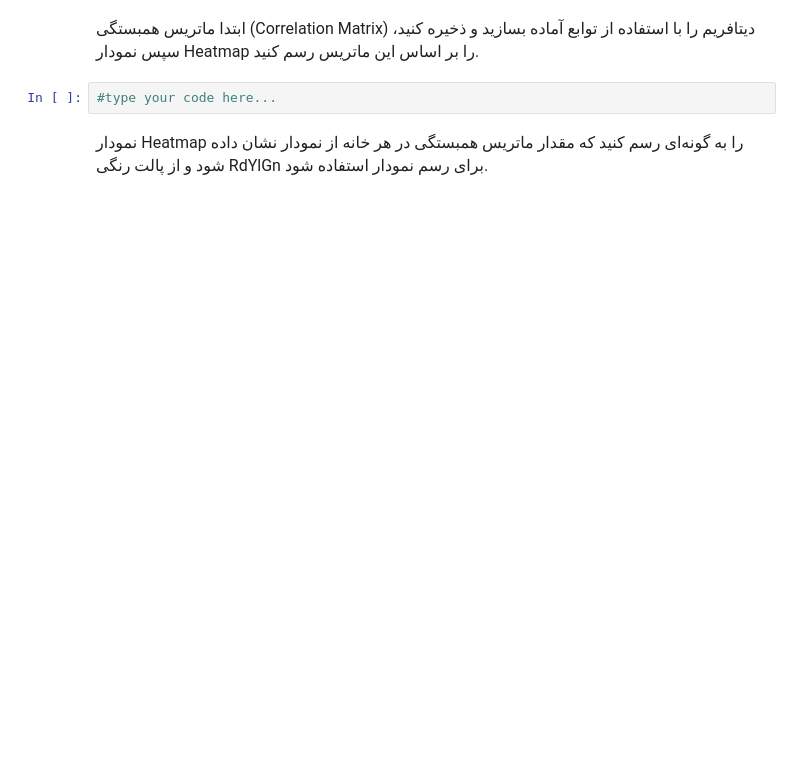
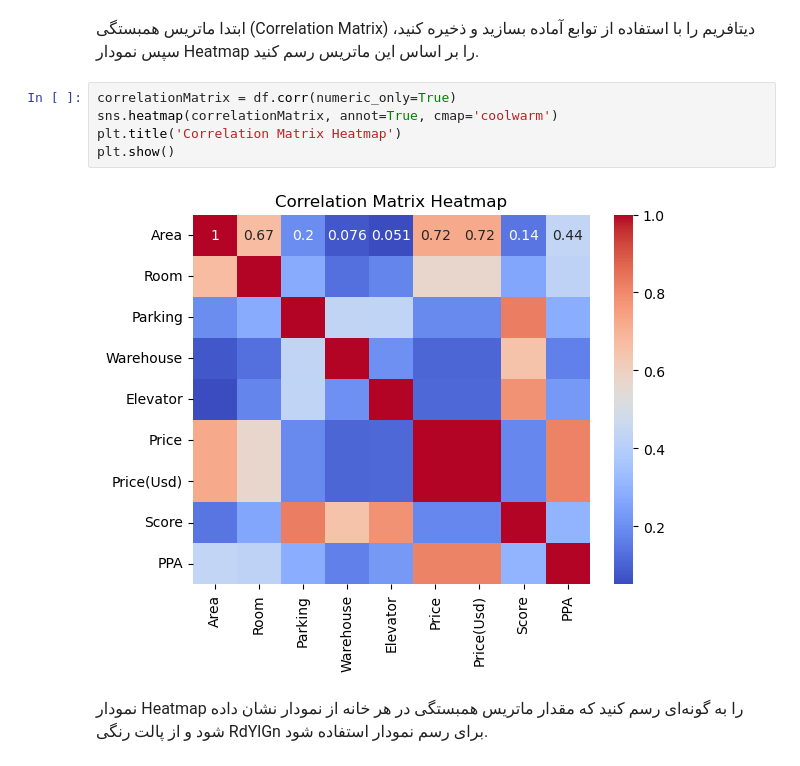
Before and after one commit to Marshal21051/FOP2023-Python-Project-SUT, a Jupyter notebook: project.ipynb, the cells around one changed output. Cells and saved outputs as stored; diff of their text form; blank space fills up the shorter version.

```diff
--- a/project.ipynb
+++ b/project.ipynb
@@ -1151,7 +1161,12 @@ plt.show()
     </font>
 </div>
 # %%
-#type your code here...
+correlationMatrix = df.corr(numeric_only=True)
+sns.heatmap(correlationMatrix, annot=True, cmap='coolwarm')
+plt.title('Correlation Matrix Heatmap')
+plt.show()
+# %% [output]
+[figure, added]
 # %% [markdown]
 <div dir = "rtl" style="font-face:IranSansX;direction:rtl;line-height:250%;font-size:small;">
 	<font face="IranSansX" size=3>
```
Also changed, not shown: parts of 33 cells of this notebook, 1 other file.
